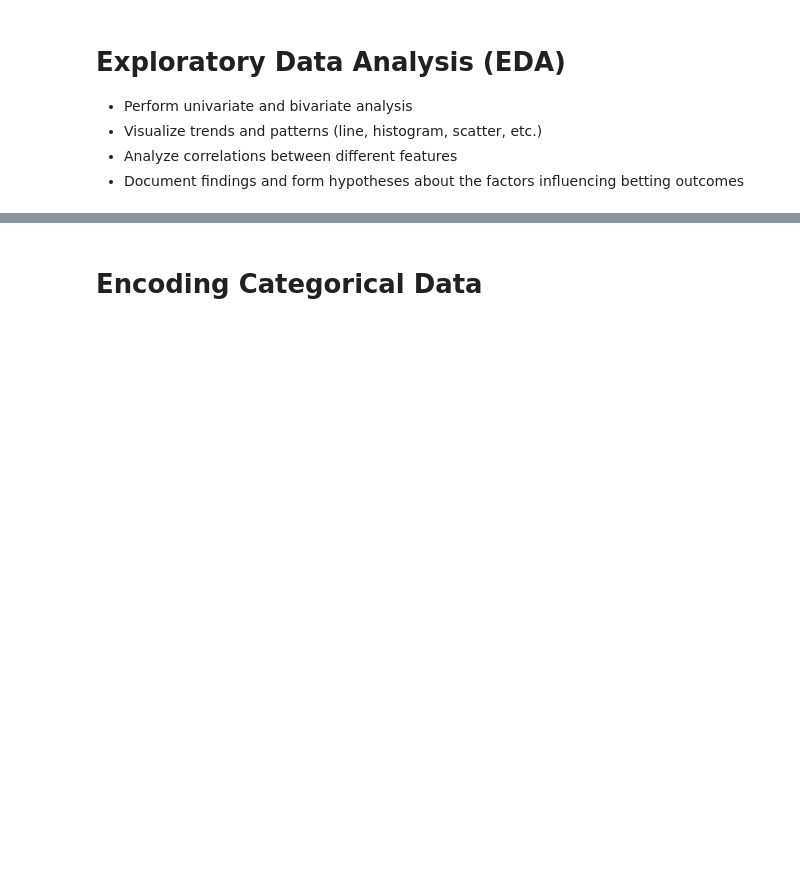
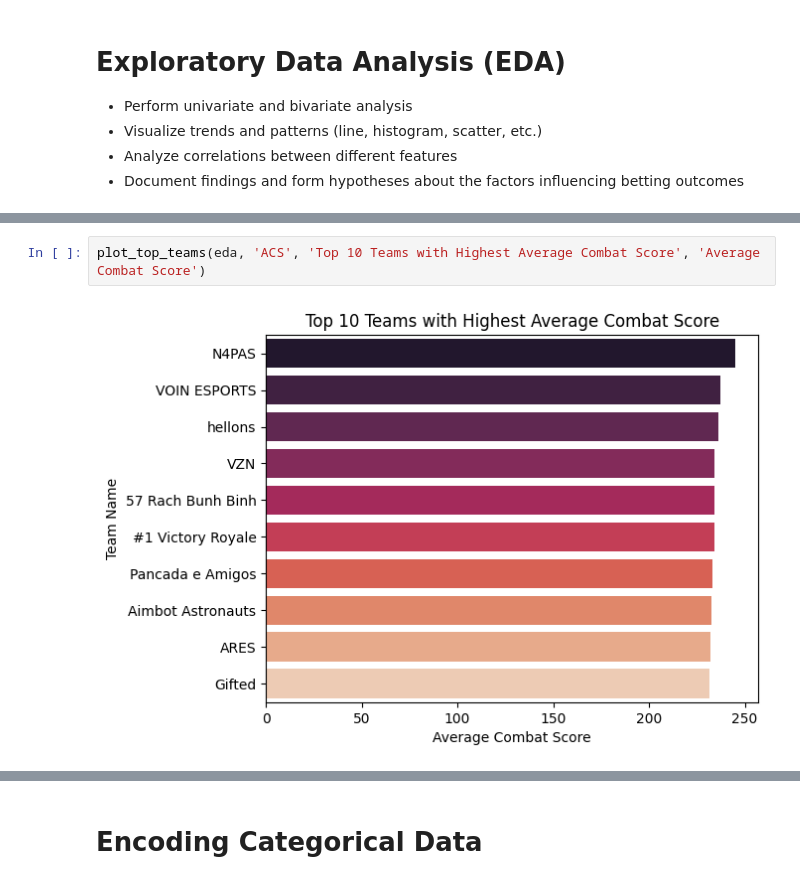
Before and after one commit to rimvelvet31/vct_predictive_model, a Jupyter notebook: notebook.ipynb, the cells around one changed output, grey strips where cells are left out. Cells and saved outputs as stored; diff of their text form; blank space fills up the shorter version.

```diff
--- a/notebook.ipynb
+++ b/notebook.ipynb
@@ -576,0 +593,4 @@ vct_2021_2024.head()
+# %%
+plot_top_teams(eda, 'ACS', 'Top 10 Teams with Highest Average Combat Score', 'Average Combat Score')
+# %% [output]
+[figure, added]
```
Also changed, not shown: parts of 30 cells of this notebook.
